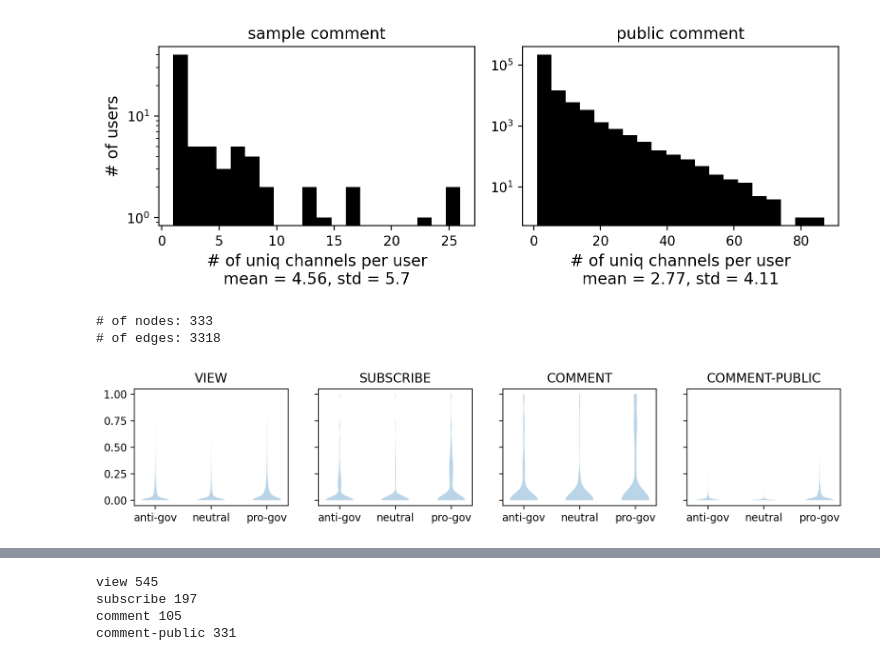
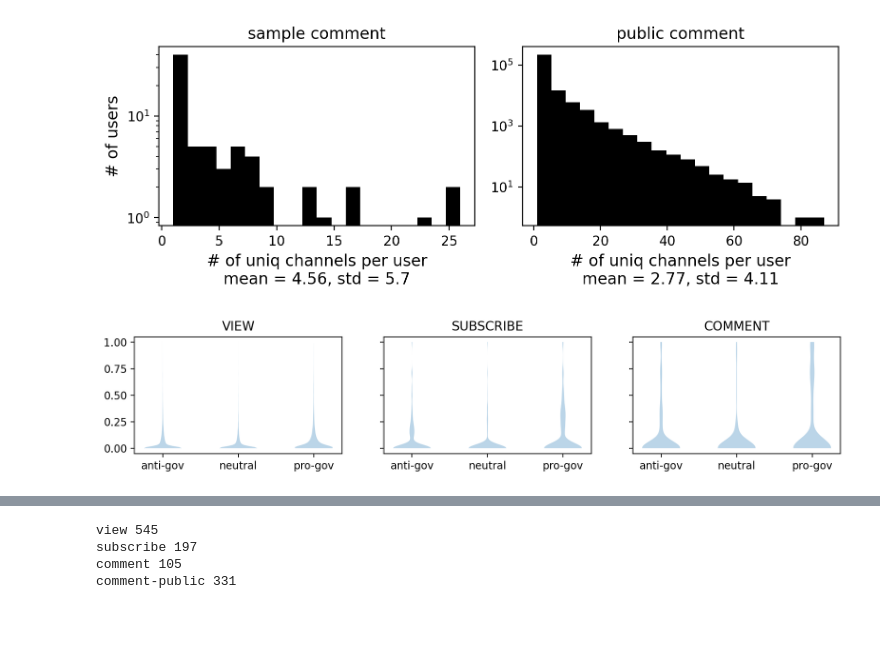
Before and after one commit to yijingch/invisible-public, a Jupyter notebook: src/analysis/062724-channel-level-networks.ipynb, the cells around one changed output, grey strips where cells are left out. Cells and saved outputs as stored; diff of their text form; code cells hidden in the pictures; blank space fills up the shorter version.

```diff
--- a/src/analysis/062724-channel-level-networks.ipynb
+++ b/src/analysis/062724-channel-level-networks.ipynb
@@ -225,25 +226,22 @@ from src.utils.network_builder import build_projection, read_network
 # # of nodes: 108
 # # of edges: 1158
 # %%
-n,e = build_projection(
-    df = pol_comment_public,
-    node_col = "channel_id",
-    feature_col = "author_name",
-    density_thres = 0.03,
-    node_label_map = CHANNEL_LABEL_MAP,
-    node_labels = ["leaning"],
-    print_info = True,
-    save_num_idx = True,
-    save_fpath = OUTPATH + "/comment-public/")
+# n,e = build_projection(
+#     df = pol_comment_public,
+#     node_col = "channel_id",
+#     feature_col = "author_name",
+#     density_thres = 0.03,
+#     node_label_map = CHANNEL_LABEL_MAP,
+#     node_labels = ["leaning"],
+#     print_info = True,
+#     save_num_idx = True,
+#     save_fpath = OUTPATH + "/comment-public/")
 
 # this is going to take a while ~ 2.5mins
 
 # density 0.03
 # of nodes: 334
 # of edges: 3338
-# %% [output]
-# of nodes: 333
-# of edges: 3318
 # %%
 from itertools import combinations
 def get_bp_data(node_df, edge_df):
@@ -262,24 +260,25 @@ def get_bp_data(node_df, edge_df):
         bp_data.append(weights)
     return bp_data
 # %%
-engage_type = ["view", "subscribe", "comment", "comment-public"]
+# engage_type = ["view", "subscribe", "comment", "comment-public"]
+engage_type = ["view", "subscribe", "comment"]
 bp_data_dict = {}
 fig,ax = plt.subplots(ncols=len(engage_type), figsize=(12,2), sharey=True)
 for i,this_folder in enumerate(engage_type):
     bp_data_dict[this_folder] = []
     try:
         node_df = pd.read_csv(OUTPATH + f"{this_folder}/projnet_channel_id_respondent_id_density0_NODE.csv")
         edge_df = pd.read_csv(OUTPATH + f"{this_folder}/projnet_channel_id_respondent_id_density0_EDGE.csv")
     except:
         node_df = pd.read_csv(OUTPATH + f"{this_folder}/projnet_channel_id_author_name_density0_NODE.csv")
         edge_df = pd.read_csv(OUTPATH + f"{this_folder}/projnet_channel_id_author_name_density0_EDGE.csv")
     bp_data = get_bp_data(node_df, edge_df)
     # plt.yscale("log")
     ax[i].violinplot(bp_data, showextrema=False)
     ax[i].set_title(this_folder.upper())
     ax[i].set_xticks(range(1,4), ["anti-gov", "neutral", "pro-gov"])
 # %% [output]
-[figure, old version]
+[figure, new version]
 # %%
 import networkx as nx
 
```
Also changed, not shown: parts of 5 cells of this notebook, 8 other files.
